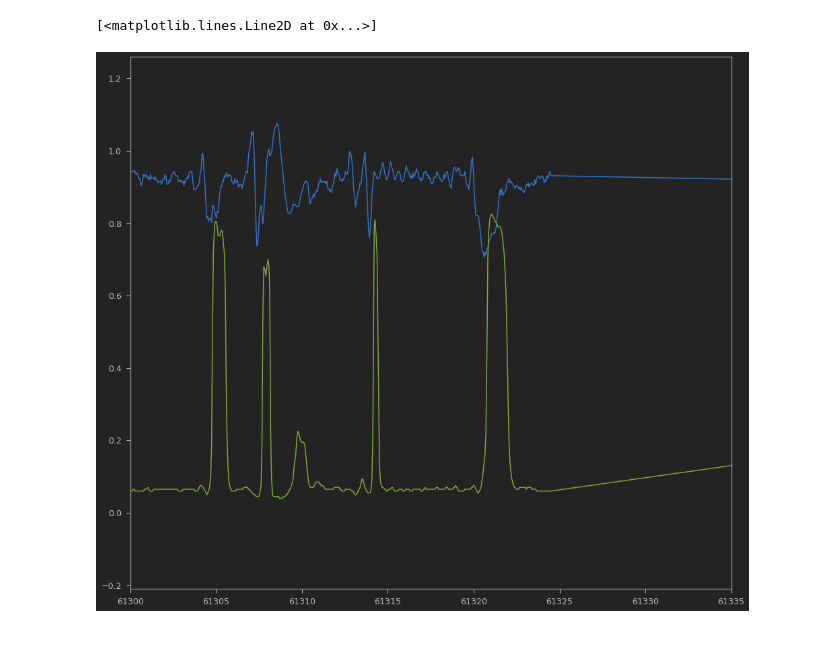
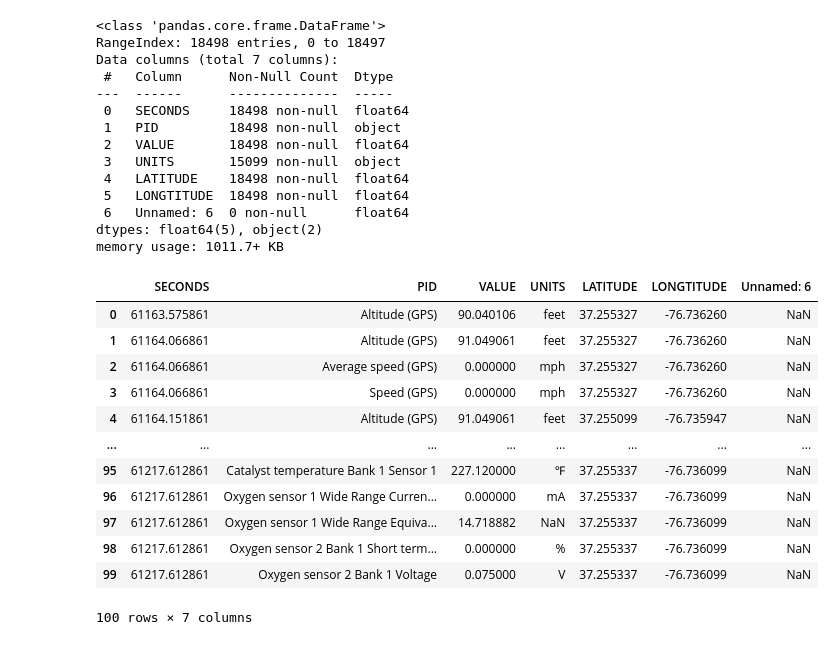
Before and after one commit to brash99/phys421, a Jupyter notebook: JupyterNotebooks/ODB/Mazda_ODB_Analysis.ipynb, the cells around one changed output. Cells and saved outputs as stored; diff of their text form; code cells hidden in the pictures.

```diff
--- a/JupyterNotebooks/ODB/Mazda_ODB_Analysis.ipynb
+++ b/JupyterNotebooks/ODB/Mazda_ODB_Analysis.ipynb
@@ -12,19 +12,36 @@ if (dark_mode):
 else:
     linecolor = 'k'
 
-plt.rcParams["figure.figsize"] = (16,32)
-
-figure, axis = plt.subplots(1, 1)
-plot1 = plt.subplot2grid((2, 1), (0, 0), rowspan=1, colspan=1)
-#plot2 = plt.subplot2grid((2, 1), (1, 0), rowspan=1, colspan=1)
-
-df2 = pd.read_csv('o2_sensor_2_voltage.csv',header=None)
-df1 = pd.read_csv('o2_sensor_1_current.csv',header=None)
-
-plot1.set_xlim([61300,61335])
-plot1.set_xlim([61300,61335])
-plot1.plot(df1[0],df1[1]+0.9)
-plot1.plot(df2[0],df2[1])
+df = pd.read_csv('Mazda_CX5_2016_08122022.csv',delimiter=';')
+df.info()
 # %% [output]
-[<matplotlib.lines.Line2D at 0x...>]
+<class 'pandas.core.frame.DataFrame'>
+RangeIndex: 18498 entries, 0 to 18497
+Data columns (total 7 columns):
+ #   Column      Non-Null Count  Dtype
+---  ------      --------------  -----
+ 0   SECONDS     18498 non-null  float64
+ 1   PID         18498 non-null  object
+ 2   VALUE       18498 non-null  float64
+ 3   UNITS       15099 non-null  object
+ 4   LATITUDE    18498 non-null  float64
+ 5   LONGTITUDE  18498 non-null  float64
+ 6   Unnamed: 6  0 non-null      float64
+dtypes: float64(5), object(2)
+memory usage: 1011.7+ KB
-[figure, removed]
+# %%
+df.head(100)
+# %% [output]
+|  | SECONDS | PID | VALUE | UNITS | LATITUDE | LONGTITUDE | Unnamed: 6 |
+| 0 | 61163.575861 | Altitude (GPS) | 90.040106 | feet | 37.255327 | -76.736260 | NaN |
+| 1 | 61164.066861 | Altitude (GPS) | 91.049061 | feet | 37.255327 | -76.736260 | NaN |
+| 2 | 61164.066861 | Average speed (GPS) | 0.000000 | mph | 37.255327 | -76.736260 | NaN |
+| 3 | 61164.066861 | Speed (GPS) | 0.000000 | mph | 37.255327 | -76.736260 | NaN |
+| 4 | 61164.151861 | Altitude (GPS) | 91.049061 | feet | 37.255099 | -76.735947 | NaN |
+| ... | ... | ... | ... | ... | ... | ... | ... |
+| 95 | 61217.612861 | Catalyst temperature Bank 1 Sensor 1 | 227.120000 | ℉ | 37.255337 | -76.736099 | NaN |
+| 96 | 61217.612861 | Oxygen sensor 1 Wide Range Curren... | 0.000000 | mA | 37.255337 | -76.736099 | NaN |
+| 97 | 61217.612861 | Oxygen sensor 1 Wide Range Equiva... | 14.718882 | NaN | 37.255337 | -76.736099 | NaN |
+| 98 | 61217.612861 | Oxygen sensor 2 Bank 1 Short term... | 0.000000 | % | 37.255337 | -76.736099 | NaN |
+| 99 | 61217.612861 | Oxygen sensor 2 Bank 1 Voltage | 0.075000 | V | 37.255337 | -76.736099 | NaN |
+100 rows × 7 columns
```
Also changed, not shown: parts of 3 cells of this notebook, 9 other files.
